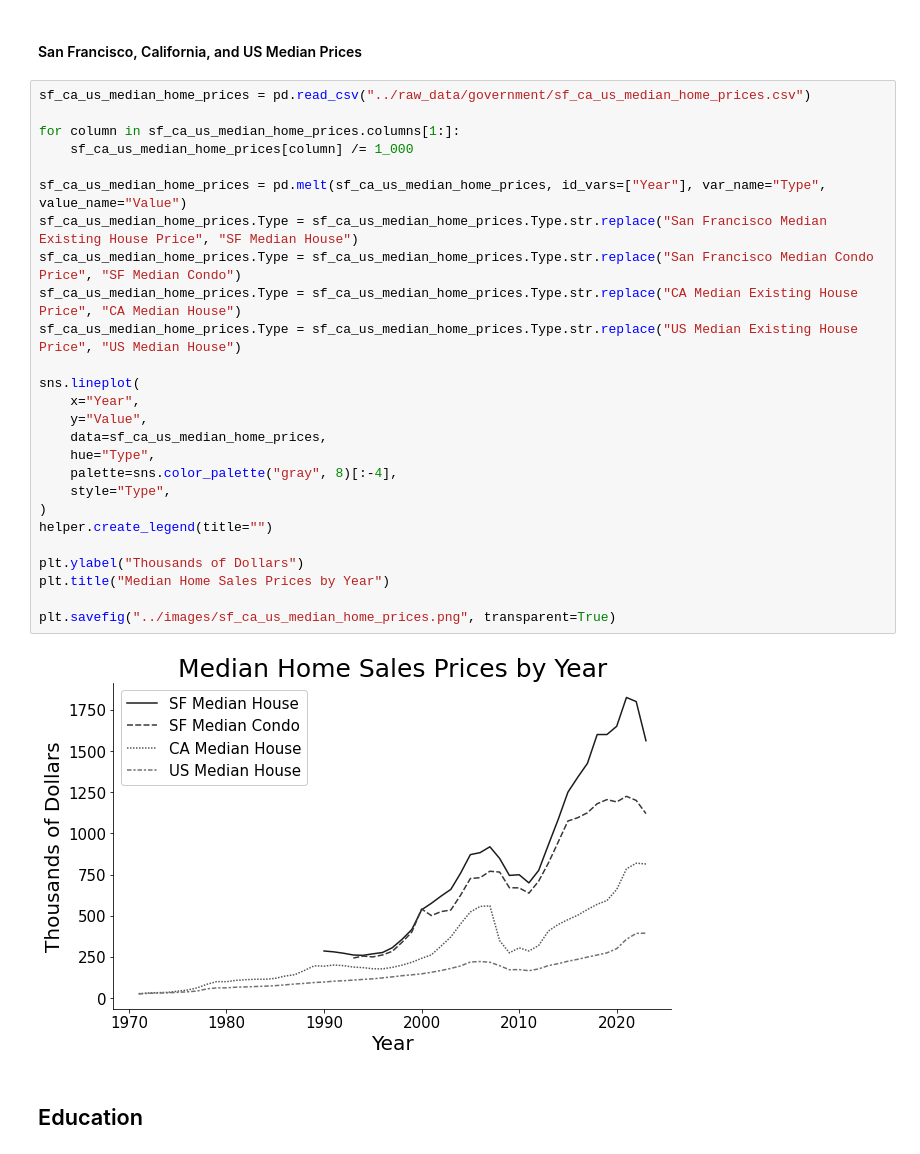
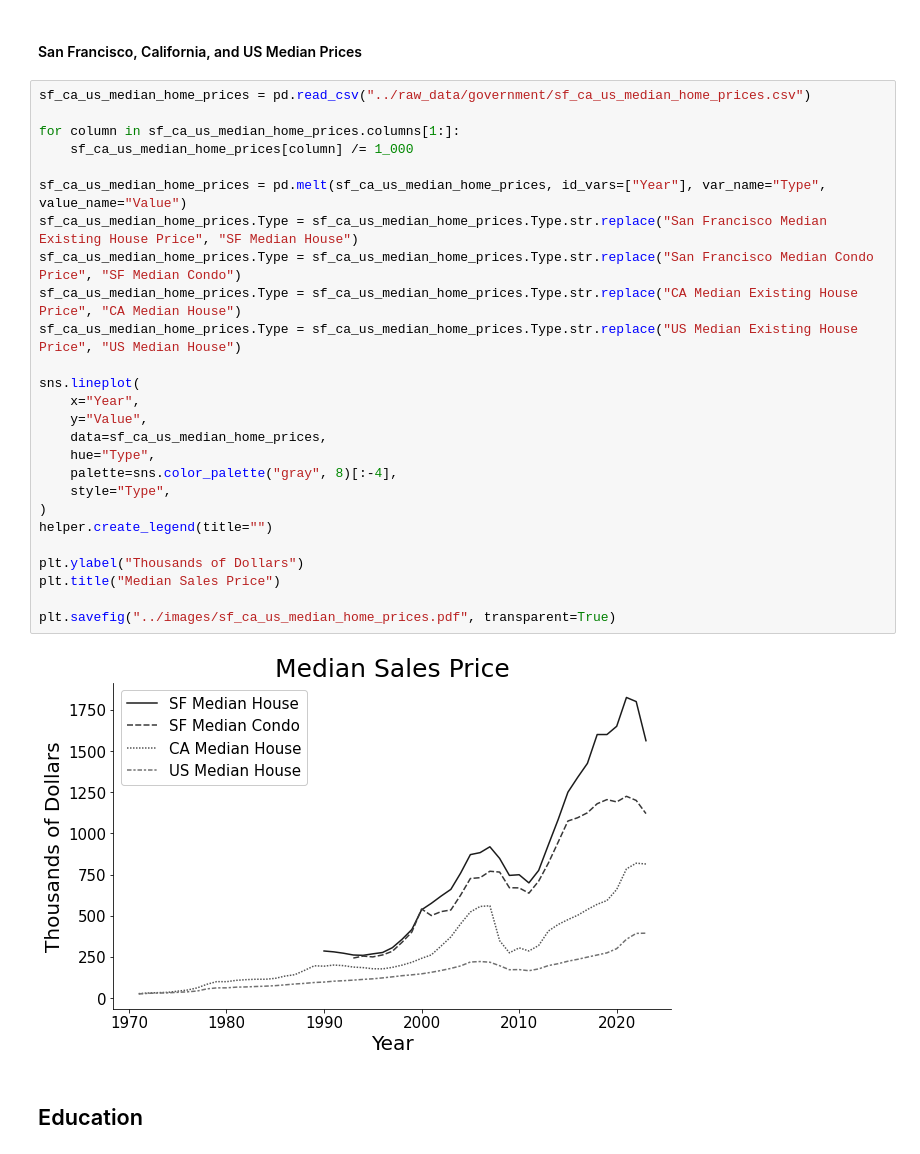
Before and after one commit to jordanott/BackToTheFuture, a Jupyter notebook: notebooks/government.ipynb, the cells around one changed output. Cells and saved outputs as stored; diff of their text form.

```diff
--- a/notebooks/government.ipynb
+++ b/notebooks/government.ipynb
@@ -458,31 +459,31 @@ sns.lineplot(x="Year", y="Percent Change", data=median_home_price)
 # %%
 sf_ca_us_median_home_prices = pd.read_csv("../raw_data/government/sf_ca_us_median_home_prices.csv")
 
 for column in sf_ca_us_median_home_prices.columns[1:]:
     sf_ca_us_median_home_prices[column] /= 1_000
 
 sf_ca_us_median_home_prices = pd.melt(sf_ca_us_median_home_prices, id_vars=["Year"], var_name="Type", value_name="Value")
 sf_ca_us_median_home_prices.Type = sf_ca_us_median_home_prices.Type.str.replace("San Francisco Median Existing House Price", "SF Median House")
 sf_ca_us_median_home_prices.Type = sf_ca_us_median_home_prices.Type.str.replace("San Francisco Median Condo Price", "SF Median Condo")
 sf_ca_us_median_home_prices.Type = sf_ca_us_median_home_prices.Type.str.replace("CA Median Existing House Price", "CA Median House")
 sf_ca_us_median_home_prices.Type = sf_ca_us_median_home_prices.Type.str.replace("US Median Existing House Price", "US Median House")
 
 sns.lineplot(
     x="Year",
     y="Value",
     data=sf_ca_us_median_home_prices,
     hue="Type",
     palette=sns.color_palette("gray", 8)[:-4],
     style="Type",
 )
 helper.create_legend(title="")
 
 plt.ylabel("Thousands of Dollars")
-plt.title("Median Home Sales Prices by Year")
+plt.title("Median Sales Price")
 
-plt.savefig("../images/sf_ca_us_median_home_prices.png", transparent=True)
+plt.savefig("../images/sf_ca_us_median_home_prices.pdf", transparent=True)
 # %% [output]
-[figure, old version]
+[figure, new version]
 # %% [markdown]
 ## Education
 # %% [markdown]
```
Also changed, not shown: parts of 20 cells of this notebook, 2 other files.
